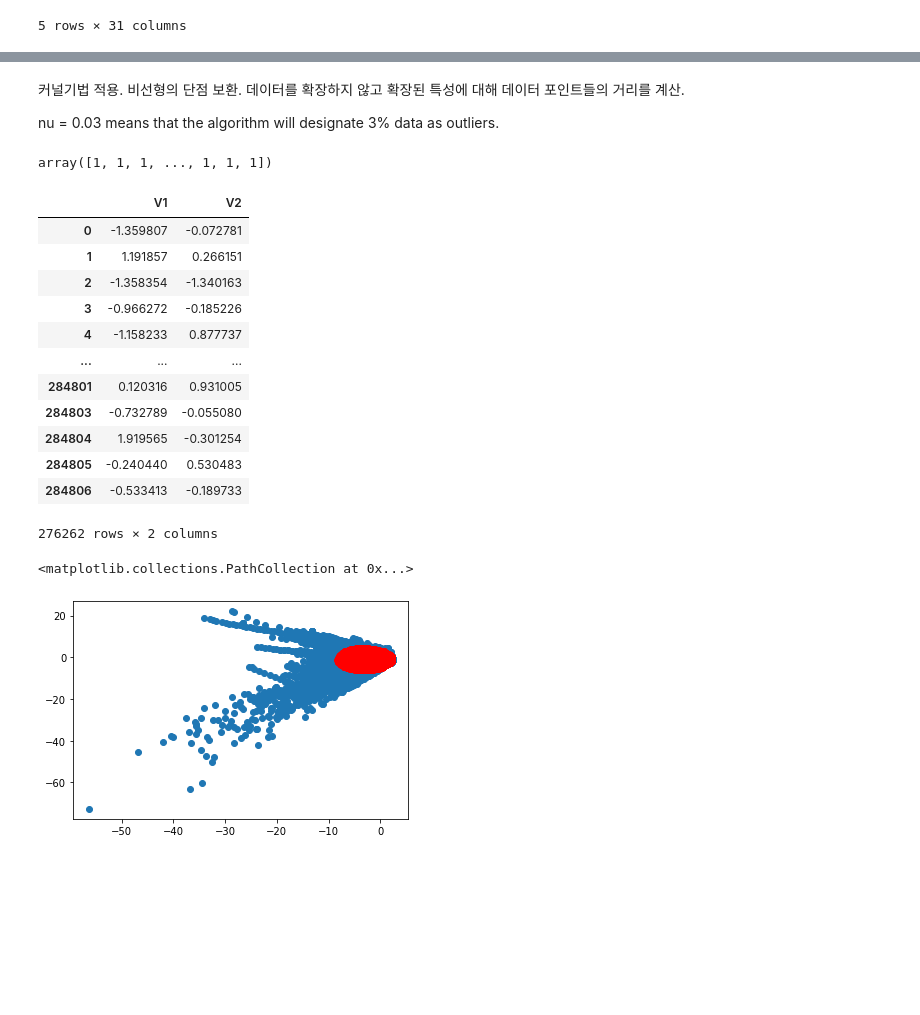
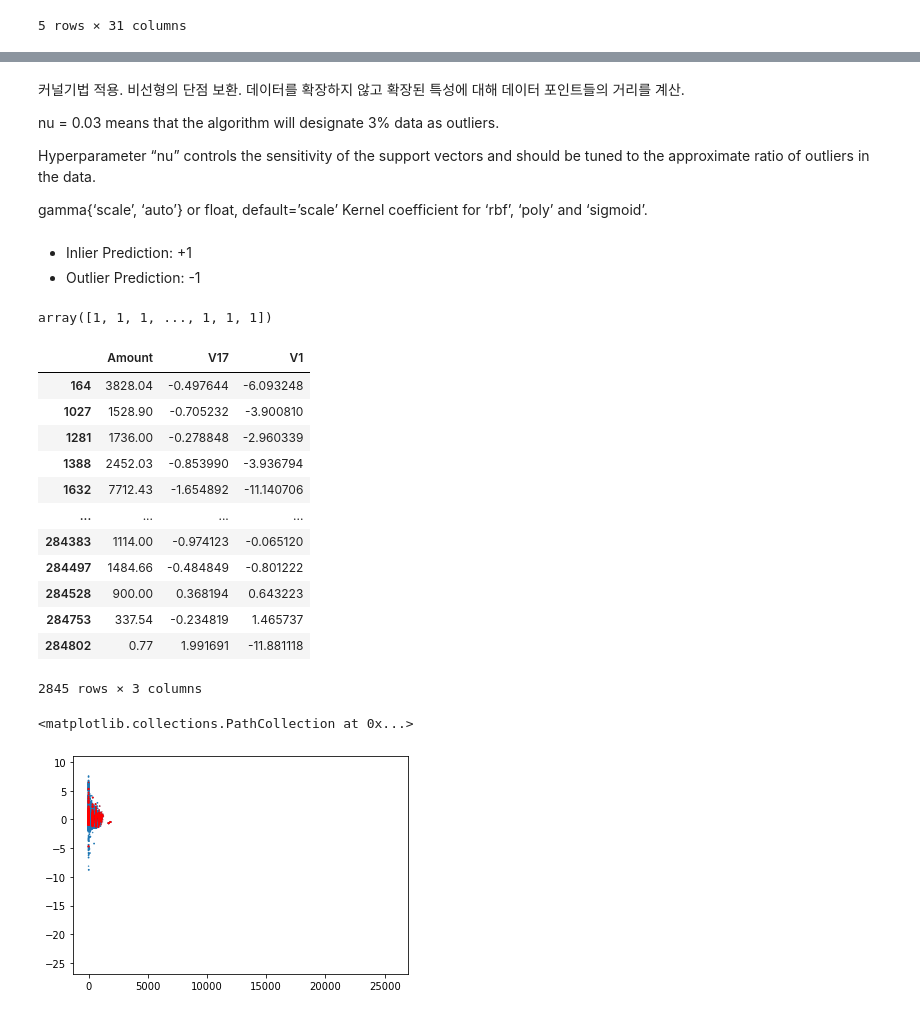
Before and after one commit to reejungkim/Anomalies, a Jupyter notebook: svm.ipynb, the cells around one changed output, grey strips where cells are left out. Saved outputs shown, nothing was run; the diff lists cells and outputs as text; code cells hidden in the pictures; blank space fills up the shorter version.

```diff
--- a/svm.ipynb
+++ b/svm.ipynb
@@ -18,13 +31,21 @@ df.head()
 # %%
-df = df[['V1','V2']]
+df = df[['Amount','V17', 'V1']]
 # %% [markdown]
 커널기법 적용. 비선형의 단점 보환.
 데이터를 확장하지 않고 확장된 특성에 대해 데이터 포인트들의 거리를 계산.
 
- nu = 0.03 means that the algorithm will designate 3% data as outliers.
+nu = 0.03 means that the algorithm will designate 3% data as outliers.
+
+Hyperparameter “nu” controls the sensitivity of the support vectors and should be tuned to the approximate ratio of outliers in the data.
+
+gamma{‘scale’, ‘auto’} or float, default=’scale’
+Kernel coefficient for ‘rbf’, ‘poly’ and ‘sigmoid’.
 # %%
 # model specification
-model = OneClassSVM(kernel = 'rbf', gamma = 0.001, nu = 0.03).fit(df)
+model = OneClassSVM(kernel = 'rbf', gamma = 'scale', nu = 0.01).fit(df)
+# %% [markdown]
+- Inlier Prediction: +1
+- Outlier Prediction: -1
 # %%
 # prediction
 y_pred = model.predict(df)
@@ -33,28 +54,28 @@ y_pred
 array([1, 1, 1, ..., 1, 1, 1])
 # %%
 # filter outlier index
-outlier_index = where(y_pred == 1)
+outlier_index = where(y_pred == -1)
 # filter outlier values
 outlier_values = df.iloc[outlier_index]
 outlier_values
 # %% [output]
-|  | V1 | V2 |
-| 0 | -1.359807 | -0.072781 |
-| 1 | 1.191857 | 0.266151 |
-| 2 | -1.358354 | -1.340163 |
-| 3 | -0.966272 | -0.185226 |
-| 4 | -1.158233 | 0.877737 |
-| ... | ... | ... |
-| 284801 | 0.120316 | 0.931005 |
-| 284803 | -0.732789 | -0.055080 |
-| 284804 | 1.919565 | -0.301254 |
-| 284805 | -0.240440 | 0.530483 |
-| 284806 | -0.533413 | -0.189733 |
+|  | Amount | V17 | V1 |
+| 164 | 3828.04 | -0.497644 | -6.093248 |
+| 1027 | 1528.90 | -0.705232 | -3.900810 |
+| 1281 | 1736.00 | -0.278848 | -2.960339 |
+| 1388 | 2452.03 | -0.853990 | -3.936794 |
+| 1632 | 7712.43 | -1.654892 | -11.140706 |
+| ... | ... | ... | ... |
+| 284383 | 1114.00 | -0.974123 | -0.065120 |
+| 284497 | 1484.66 | -0.484849 | -0.801222 |
+| 284528 | 900.00 | 0.368194 | 0.643223 |
+| 284753 | 337.54 | -0.234819 | 1.465737 |
+| 284802 | 0.77 | 1.991691 | -11.881118 |
-276262 rows × 2 columns
+2845 rows × 3 columns
 # %%
 # visualize outputs
-plt.scatter(df["V1"], df["V2"])
-plt.scatter(outlier_values["V1"], outlier_values["V2"], c = "r")
+plt.scatter(df['Amount'] , df["V17"], df["V1"])
+plt.scatter(outlier_values["Amount"], outlier_values["V17"], outlier_values["V1"], c = "r")
 # %% [output]
 <matplotlib.collections.PathCollection at 0x...>
-[figure, old version]
+[figure, new version]
```
Also changed, not shown: parts of 3 cells of this notebook.
